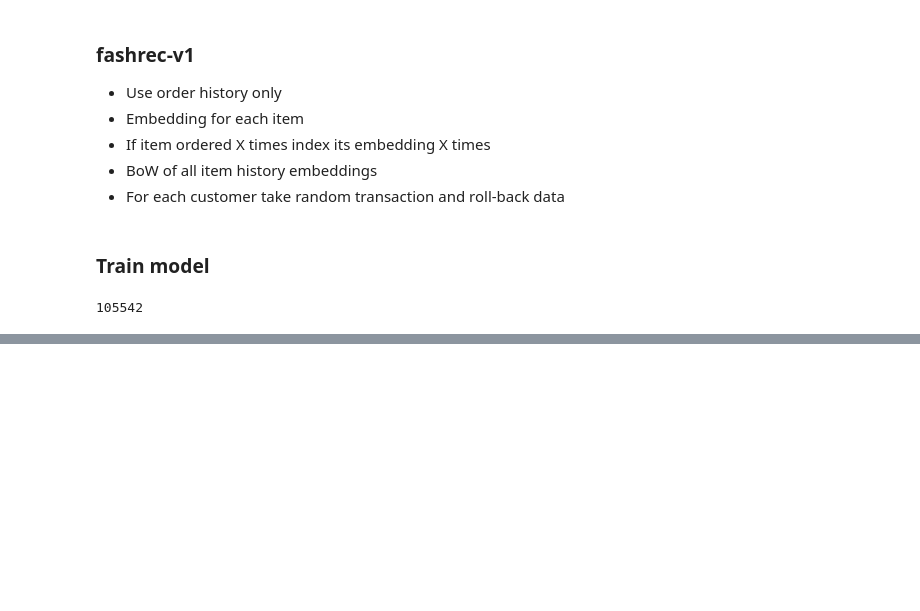
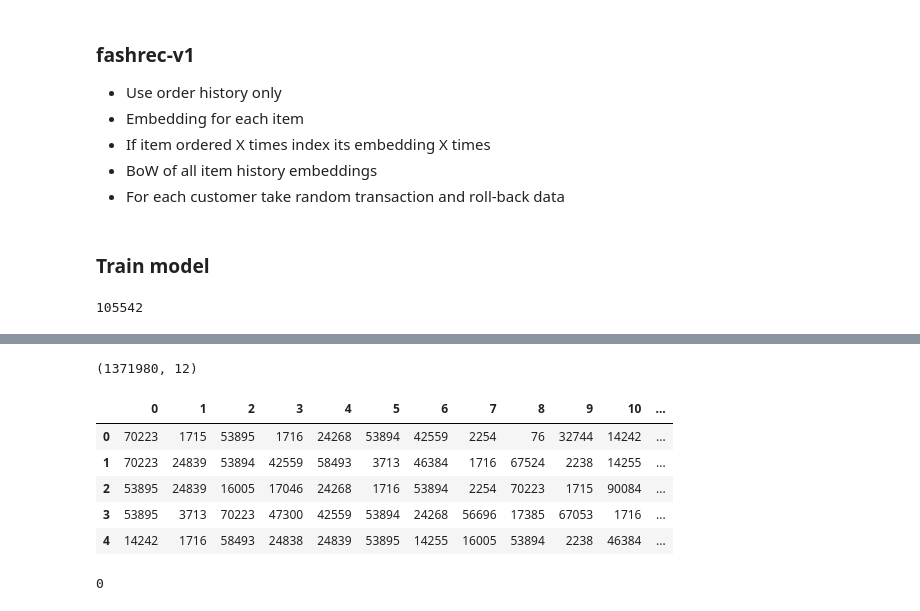
Before and after one commit to stevieg3/fashion-recommendations, a Jupyter notebook: notebooks/05-FashionRecV1.ipynb, the cells around one changed output, grey strips where cells are left out. Cells and saved outputs as stored; diff of their text form; code cells hidden in the pictures; blank space fills up the shorter version.

```diff
--- a/notebooks/05-FashionRecV1.ipynb
+++ b/notebooks/05-FashionRecV1.ipynb
@@ -185,9 +189,11 @@ optimizer = torch.optim.Adam(params=fashion_rec_v1.parameters(), lr=0.003)
 # %%
-BATCH_SIZE_INFERENCE = 512
+BATCH_SIZE_INFERENCE = 1024
 # %%
 MAX_EPOCHS = 3
 # %%
 EVAL_BATCH_INTERVAL = 2000
+# %%
+MAX_LENGTH_HISTORY = 100
 # %%
 training_losses = []
 dev_losses = []
@@ -367,0 +352,3 @@ TODO
+# %%
+total_sub_batches = np.ceil(pd.read_csv('data/splits/submission_inputs.tsv', sep='\t').shape[0] / BATCH_SIZE_INFERENCE)
+total_sub_batches
@@ -367,0 +357,12 @@ TODO
+# %%
+submission_dataset = FashionDatasetSingleLabel(dataset_filepath='data/splits/submission_inputs.tsv', max_length=50, padding_value=0)
+
+top_12_predictions = []
+
+with torch.no_grad():
+    for data in tqdm(DataLoader(submission_dataset, batch_size=BATCH_SIZE_INFERENCE), total=total_sub_batches):
+        X, _ = data
+        X = X.to(device)
+        y_pred = fashion_rec_v1(X)
+        top_12 = y_pred.argsort(dim=1, descending=True)[:, :12].tolist()
+        top_12_predictions += top_12
@@ -367,0 +393,12 @@ TODO
+# %%
+top_12_predictions_df = pd.DataFrame(top_12_predictions)
+print(top_12_predictions_df.shape)
+top_12_predictions_df.head()
+# %% [output]
+(1371980, 12)
+|  | 0 | 1 | 2 | 3 | 4 | 5 | 6 | 7 | 8 | 9 | 10 | ... |
+| 0 | 70223 | 1715 | 53895 | 1716 | 24268 | 53894 | 42559 | 2254 | 76 | 32744 | 14242 | ... |
+| 1 | 70223 | 24839 | 53894 | 42559 | 58493 | 3713 | 46384 | 1716 | 67524 | 2238 | 14255 | ... |
+| 2 | 53895 | 24839 | 16005 | 17046 | 24268 | 1716 | 53894 | 2254 | 70223 | 1715 | 90084 | ... |
+| 3 | 53895 | 3713 | 70223 | 47300 | 42559 | 53894 | 24268 | 56696 | 17385 | 67053 | 1716 | ... |
+| 4 | 14242 | 1716 | 58493 | 24838 | 24839 | 53895 | 14255 | 16005 | 53894 | 2238 | 46384 | ... |
@@ -367,0 +408,4 @@ TODO
+# %%
+top_12_predictions_df.isnull().sum().sum()
+# %% [output]
+0
```
Also changed, not shown: parts of 23 cells of this notebook.
